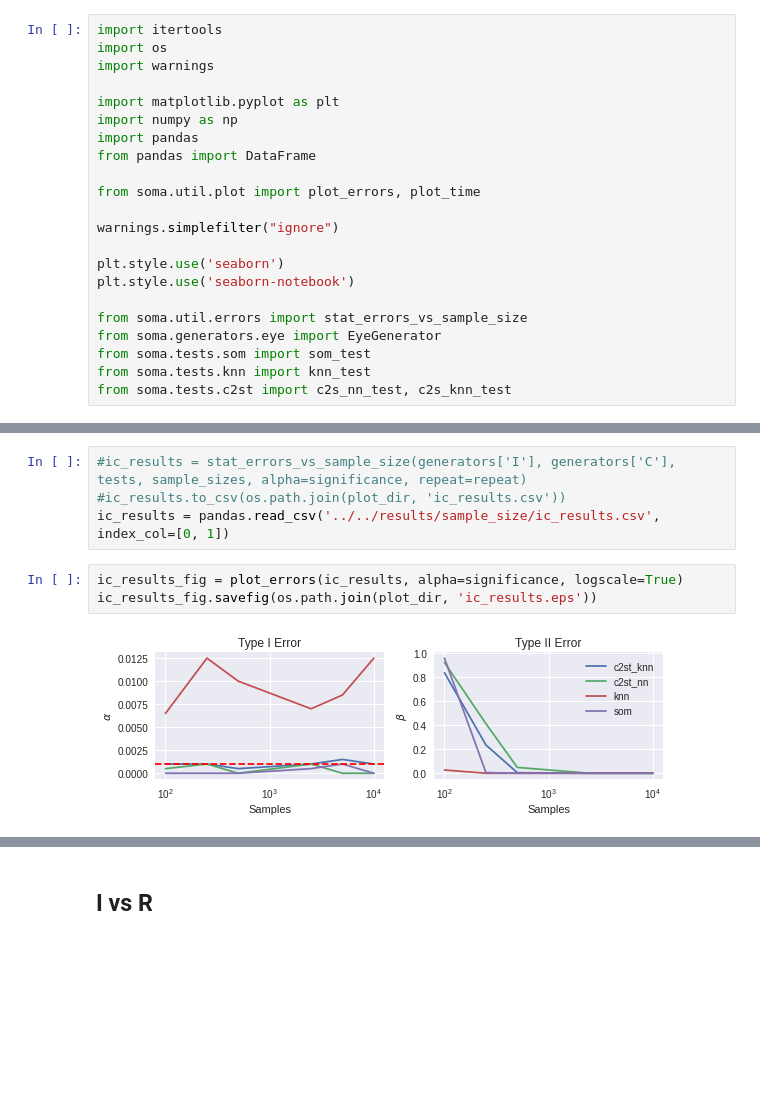
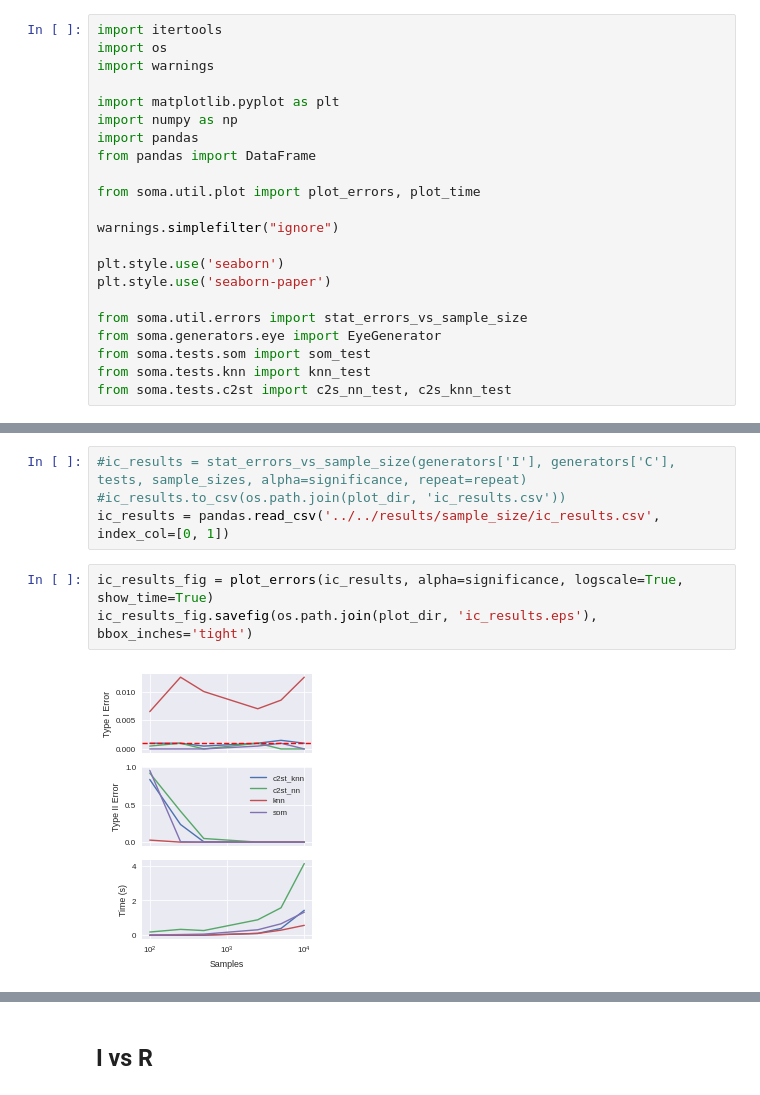
Before and after one commit to ayllon/SOMA, a Jupyter notebook: notebooks/sample_size/eye_dataset.ipynb, the cells around one changed output, grey strips where cells are left out. Saved outputs shown, nothing was run; the diff lists cells and outputs as text; blank space fills up the shorter version.

```diff
--- a/notebooks/sample_size/eye_dataset.ipynb
+++ b/notebooks/sample_size/eye_dataset.ipynb
@@ -13,7 +13,7 @@ from soma.util.plot import plot_errors, plot_time
 warnings.simplefilter("ignore")
 
 plt.style.use('seaborn')
-plt.style.use('seaborn-notebook')
+plt.style.use('seaborn-paper')
 
 from soma.util.errors import stat_errors_vs_sample_size
 from soma.generators.eye import EyeGenerator
@@ -80,7 +80,7 @@ repeat
 #ic_results.to_csv(os.path.join(plot_dir, 'ic_results.csv'))
 ic_results = pandas.read_csv('../../results/sample_size/ic_results.csv', index_col=[0, 1])
 # %%
-ic_results_fig = plot_errors(ic_results, alpha=significance, logscale=True)
-ic_results_fig.savefig(os.path.join(plot_dir, 'ic_results.eps'))
+ic_results_fig = plot_errors(ic_results, alpha=significance, logscale=True, show_time=True)
+ic_results_fig.savefig(os.path.join(plot_dir, 'ic_results.eps'), bbox_inches='tight')
 # %% [output]
-[figure, old version]
+[figure, new version]
```
Also changed, not shown: parts of 7 cells of this notebook, 5 other files.
